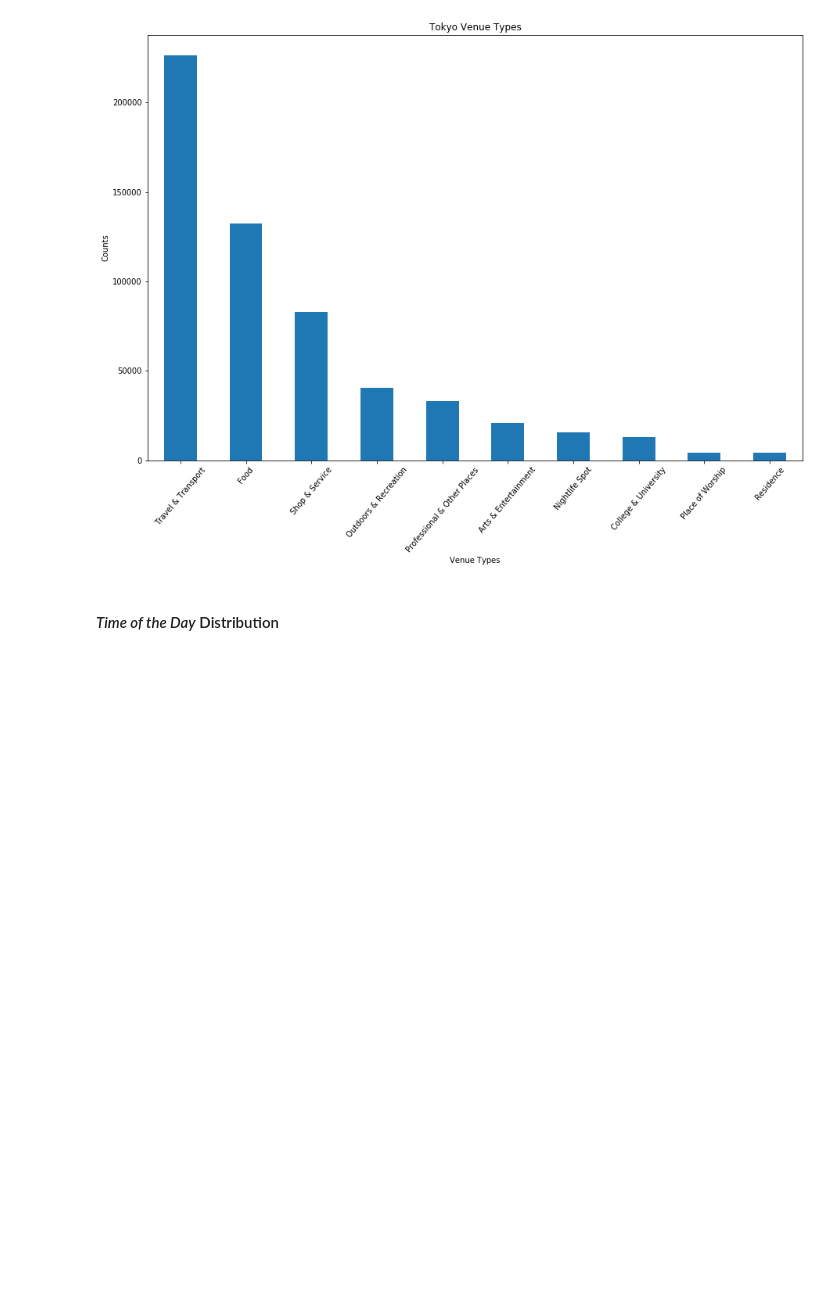
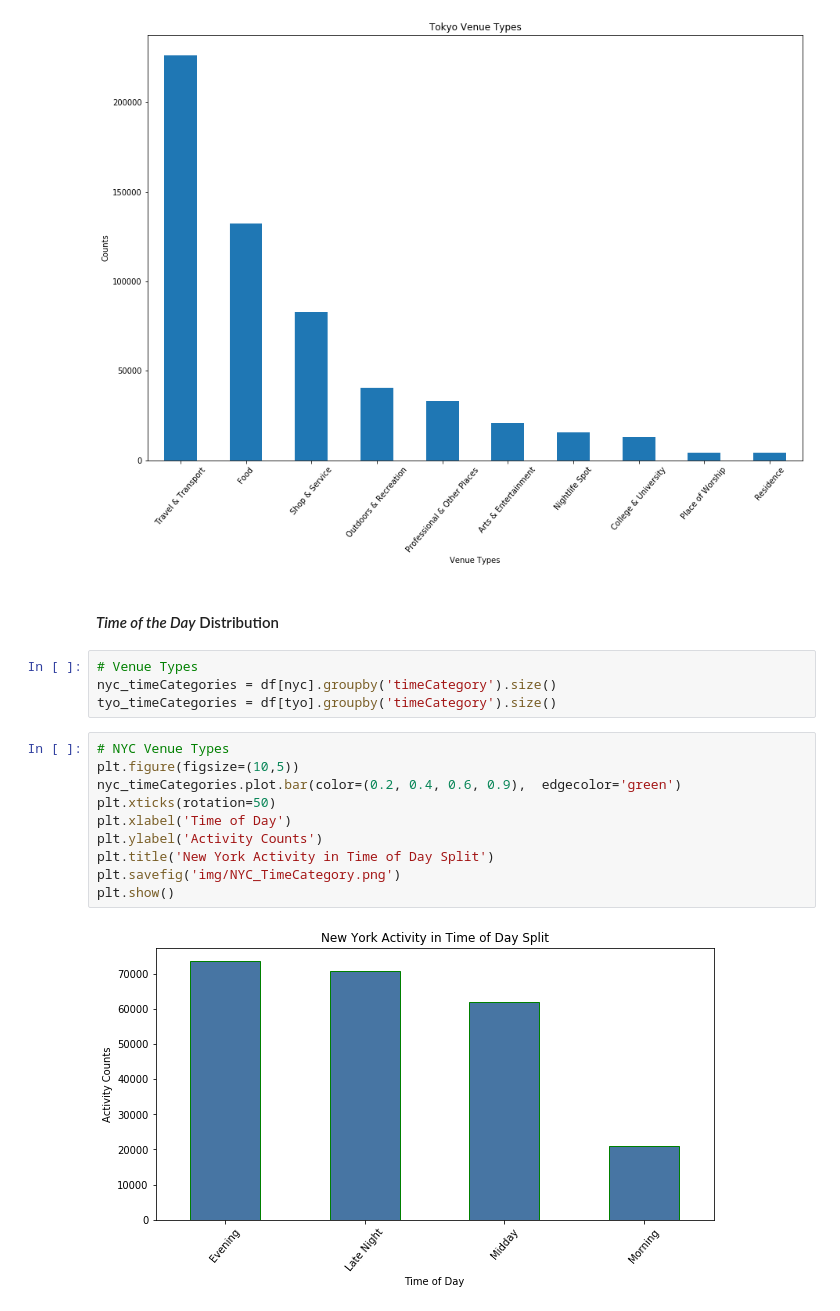
Before and after one commit to Shailendra-Singh/coursera-capstone, a Jupyter notebook: Projects/Battle of Neighbourhoods/Analysis of NYC and Tokyo Check-ins (Foursquare).ipynb, the cells around one changed output. Saved outputs shown, nothing was run; the diff lists cells and outputs as text; blank space fills up the shorter version.

```diff
--- a/Projects/Battle of Neighbourhoods/Analysis of NYC and Tokyo Check-ins (Foursquare).ipynb
+++ b/Projects/Battle of Neighbourhoods/Analysis of NYC and Tokyo Check-ins (Foursquare).ipynb
@@ -255,3 +487,19 @@ plt.show()
 [figure]
 # %% [markdown]
 #### _Time of the Day_ Distribution
+# %%
+# Venue Types
+nyc_timeCategories = df[nyc].groupby('timeCategory').size()
+tyo_timeCategories = df[tyo].groupby('timeCategory').size()
+# %%
+# NYC Venue Types
+plt.figure(figsize=(10,5))
+nyc_timeCategories.plot.bar(color=(0.2, 0.4, 0.6, 0.9),  edgecolor='green')
+plt.xticks(rotation=50)
+plt.xlabel('Time of Day')
+plt.ylabel('Activity Counts')
+plt.title('New York Activity in Time of Day Split')
+plt.savefig('img/NYC_TimeCategory.png')
+plt.show()
+# %% [output]
+[figure, added]
```
Also changed, not shown: parts of 29 cells of this notebook, 7 other files.
